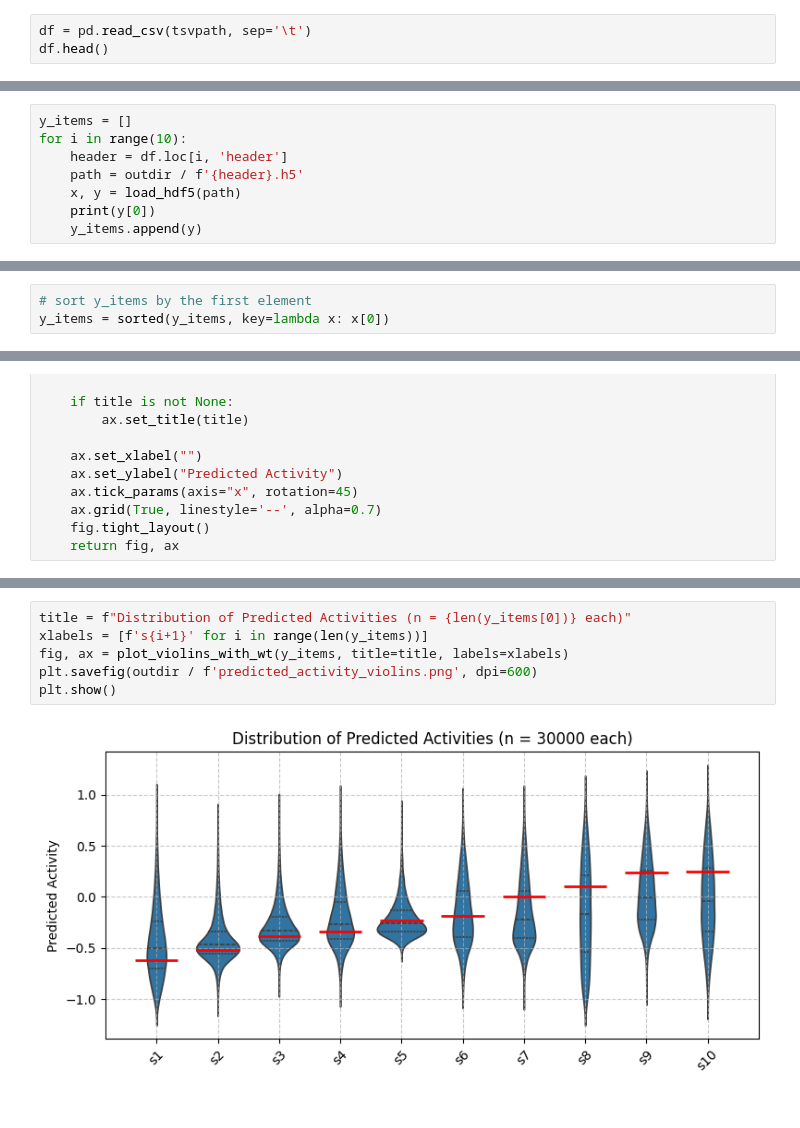
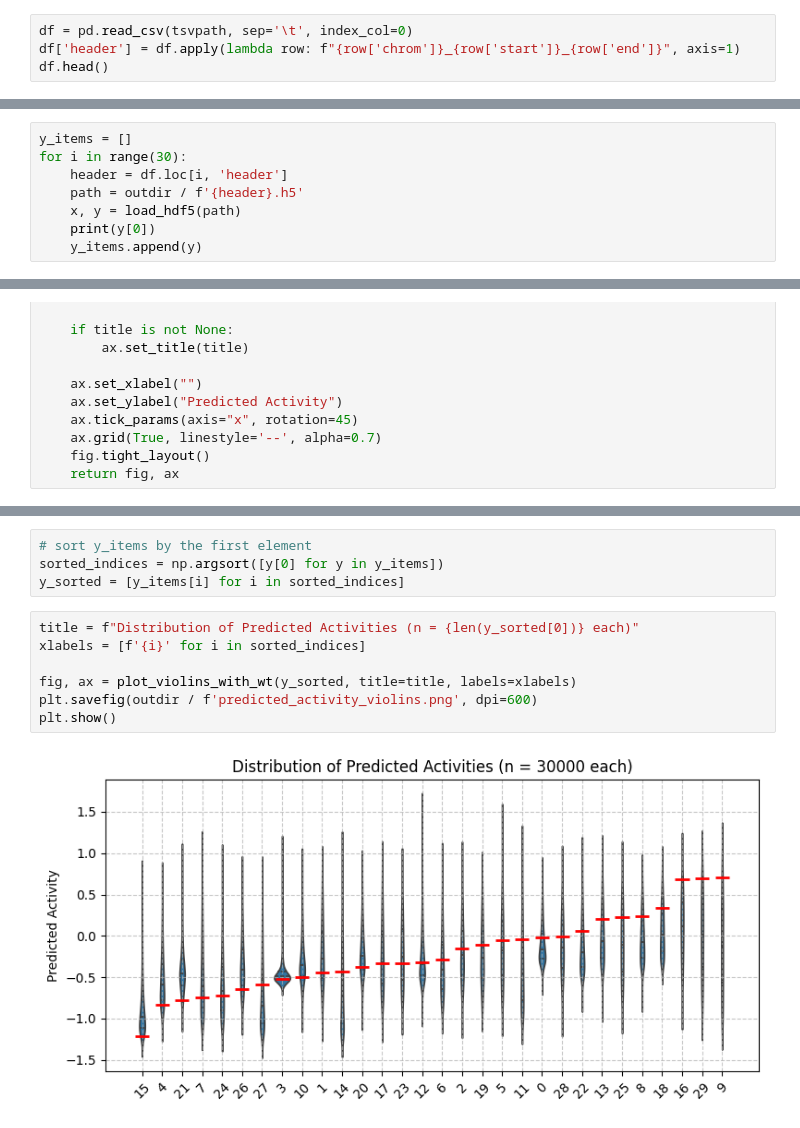
Before and after one commit to MasayukiNagai/insilico_mpra, a Jupyter notebook: scripts/2_generate/analyze_library.ipynb, the cells around one changed output, grey strips where cells are left out. Saved outputs shown, nothing was run; the diff lists cells and outputs as text.

```diff
--- a/scripts/2_generate/analyze_library.ipynb
+++ b/scripts/2_generate/analyze_library.ipynb
@@ -30,6 +96,7 @@ tsvpath = outdir / 'K562_fold1_train_selected.tsv'
 
 split = 'train'
 # %%
-df = pd.read_csv(tsvpath, sep='\t')
+df = pd.read_csv(tsvpath, sep='\t', index_col=0)
+df['header'] = df.apply(lambda row: f"{row['chrom']}_{row['start']}_{row['end']}", axis=1)
 df.head()
 # %% [output]
@@ -42,6 +109,6 @@ df.head()
 # %%
 y_items = []
-for i in range(10):
+for i in range(30):
     header = df.loc[i, 'header']
     path = outdir / f'{header}.h5'
     x, y = load_hdf5(path)
@@ -61,6 +135,3 @@ for i in range(10):
-# %%
-# sort y_items by the first element
-y_items = sorted(y_items, key=lambda x: x[0])
 # %%
 def plot_violins_with_wt(
     arrays,
@@ -101,8 +181,13 @@ def plot_violins_with_wt(
+# %%
+# sort y_items by the first element
+sorted_indices = np.argsort([y[0] for y in y_items])
+y_sorted = [y_items[i] for i in sorted_indices]
 # %%
-title = f"Distribution of Predicted Activities (n = {len(y_items[0])} each)"
-xlabels = [f's{i+1}' for i in range(len(y_items))]
-fig, ax = plot_violins_with_wt(y_items, title=title, labels=xlabels)
+title = f"Distribution of Predicted Activities (n = {len(y_sorted[0])} each)"
+xlabels = [f'{i}' for i in sorted_indices]
+
+fig, ax = plot_violins_with_wt(y_sorted, title=title, labels=xlabels)
 plt.savefig(outdir / f'predicted_activity_violins.png', dpi=600)
 plt.show()
 # %% [output]
-[figure, old version]
+[figure, new version]
```
Also changed, not shown: parts of 8 cells of this notebook, 9 other files.
